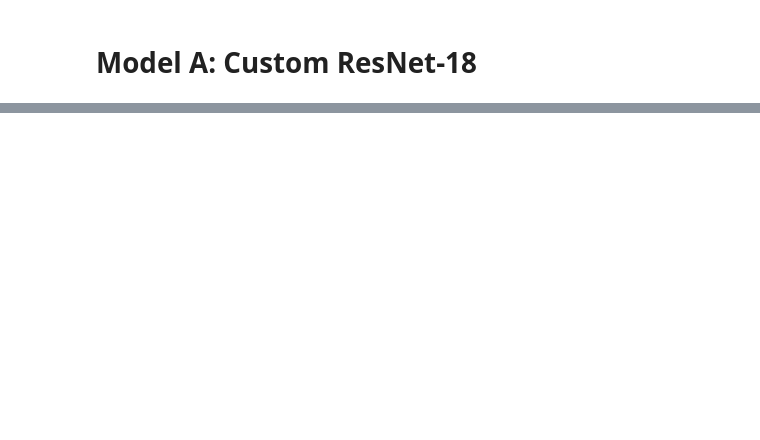
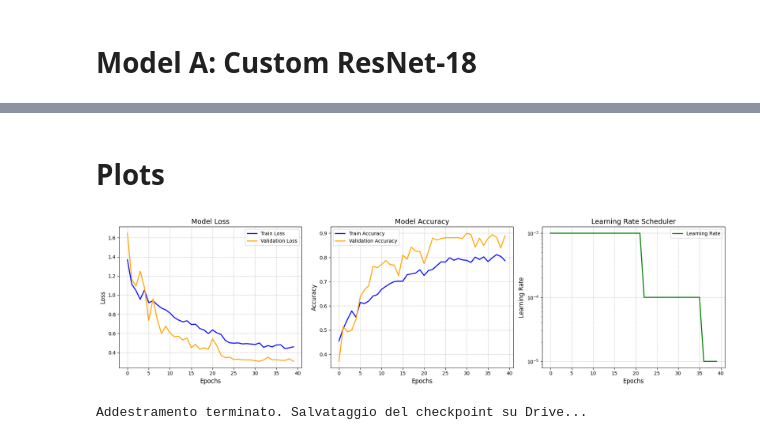
Before and after one commit to 00gerem00/DL-AI-Project, a Jupyter notebook: 03 - ResNet-18.ipynb, the cells around one changed output, grey strips where cells are left out. Saved outputs shown, nothing was run; the diff lists cells and outputs as text; code cells hidden in the pictures; blank space fills up the shorter version.

```diff
--- a/03 - ResNet-18.ipynb
+++ b/03 - ResNet-18.ipynb
@@ -317,0 +323,10 @@ class CustomResNet18(nn.Module):
+# %%
+# Impostiamo il device
+device = torch.device("cuda" if torch.cuda.is_available() else "cpu")
+print(f"Device in uso: {device}")
+
+# Creiamo il nostro modello da zero specificando le 6 classi
+model = CustomResNet18(num_classes=6)
+
+# Spostiamo tutto sulla GPU
+model = model.to(device)
@@ -317,0 +451,56 @@ class CustomResNet18(nn.Module):
+# %% [markdown]
+# **Plots**
+# %%
+import matplotlib.pyplot as plt
+import numpy as np
+
+# Creiamo una figura con 3 grafici affiancati
+fig, (ax1, ax2, ax3) = plt.subplots(1, 3, figsize=(18, 5))
+
+# --- Grafico 1: LOSS ---
+ax1.plot(history['train_loss'], label='Train Loss', color='blue', linewidth=2)
+ax1.plot(history['val_loss'], label='Validation Loss', color='orange', linewidth=2)
+ax1.set_title('Model Loss', fontsize=14)
+ax1.set_xlabel('Epochs', fontsize=12)
+ax1.set_ylabel('Loss', fontsize=12)
+ax1.legend()
+ax1.grid(True, linestyle='--', alpha=0.7)
+
+# --- Grafico 2: ACCURACY ---
+ax2.plot(history['train_acc'], label='Train Accuracy', color='blue', linewidth=2)
+ax2.plot(history['val_acc'], label='Validation Accuracy', color='orange', linewidth=2)
+ax2.set_title('Model Accuracy', fontsize=14)
+ax2.set_xlabel('Epochs', fontsize=12)
+ax2.set_ylabel('Accuracy', fontsize=12)
+ax2.legend()
+ax2.grid(True, linestyle='--', alpha=0.7)
+
+# --- Grafico 3: LEARNING RATE ---
+ax3.plot(history['lr'], label='Learning Rate', color='green', linewidth=2)
+ax3.set_title('Learning Rate Scheduler', fontsize=14)
+ax3.set_xlabel('Epochs', fontsize=12)
+ax3.set_ylabel('Learning Rate', fontsize=12)
+# Usiamo una scala logaritmica per l'asse Y per visualizzare bene i salti
+ax3.set_yscale('log')
+ax3.legend()
+ax3.grid(True, linestyle='--', alpha=0.7)
+
+plt.tight_layout()
+plt.show()
+# %% [output]
+[figure, added]
+# %%
+# --- SALVATAGGIO FINALE DEL CHECKPOINT ---
+print("Addestramento terminato. Salvataggio del checkpoint su Drive...")
+
+checkpoint_path = '/content/drive/MyDrive/00gerem00/DL-AI-Project/resnet18_leather_checkpoint.pth'
+
+torch.save({
+    'epoch': num_epochs,
+    'model_state_dict': model.state_dict(),
+    'optimizer_state_dict': optimizer.state_dict(),
+    'loss': train_loss,
+    'history': history
+}, checkpoint_path)
+# %% [output]
+Addestramento terminato. Salvataggio del checkpoint su Drive...
```
Also changed, not shown: parts of 11 cells of this notebook, 4 other files.
